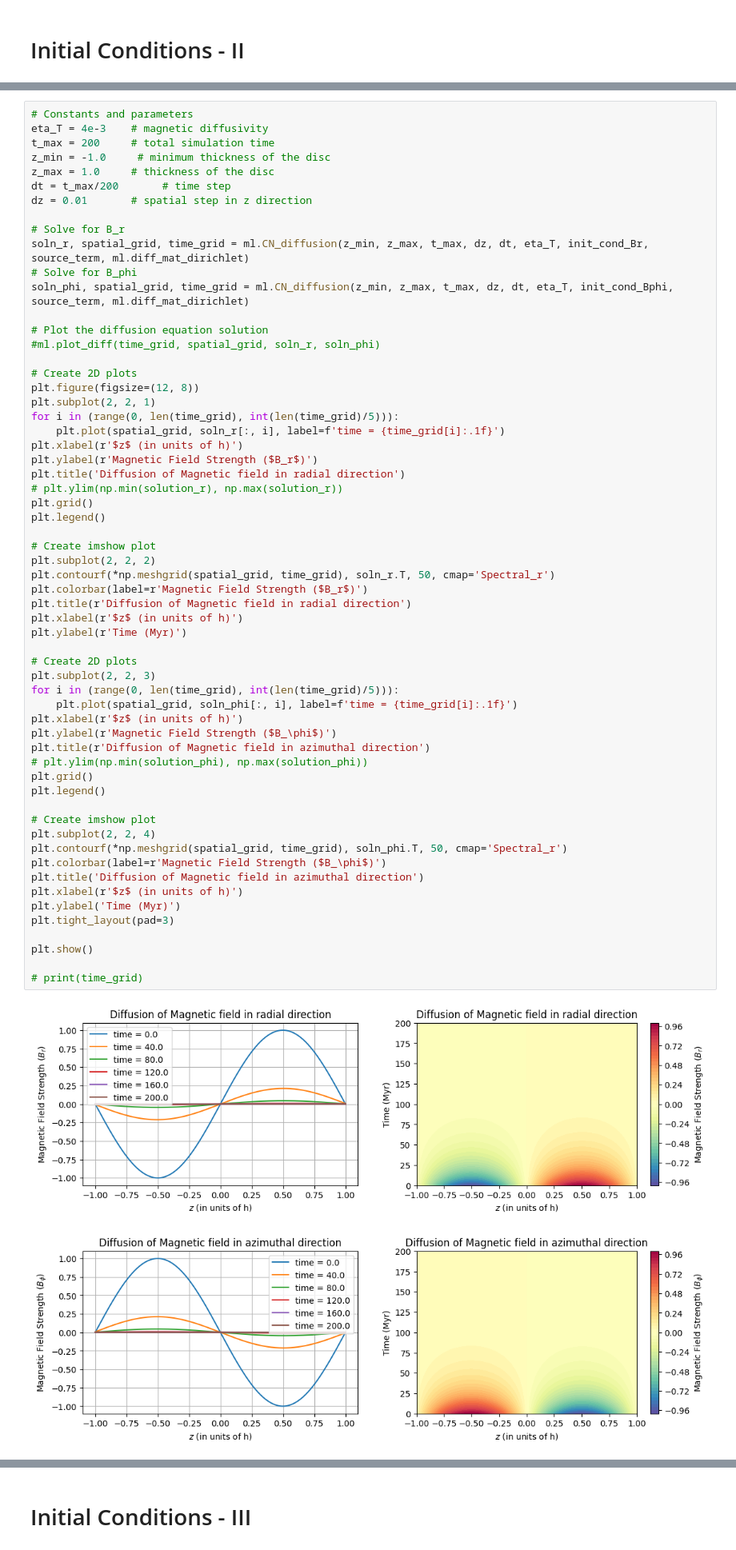
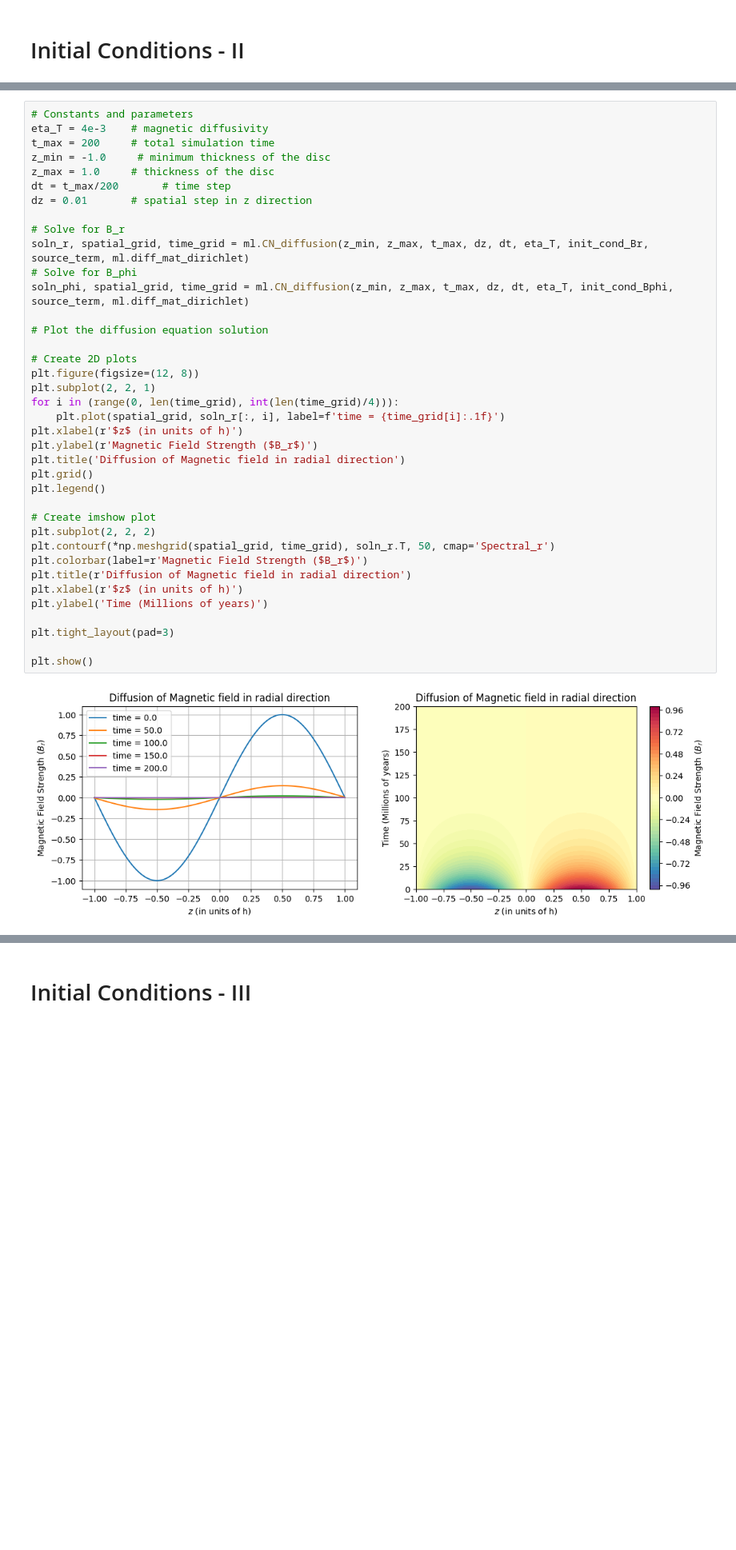
Before and after one commit to ratuldas6/P464_Galactic_Dynamo_Project, a Jupyter notebook: Task 1 (Crank-Nicolson).ipynb, the cells around one changed output, grey strips where cells are left out. Shown at 80% size. Drawn from its saved outputs; the diff is of its cells as text; blank space fills up the shorter version.

```diff
--- a/Task 1 (Crank-Nicolson).ipynb
+++ b/Task 1 (Crank-Nicolson).ipynb
@@ -205,55 +219,33 @@ dt = t_max/200       # time step
 dz = 0.01       # spatial step in z direction
 
 # Solve for B_r
 soln_r, spatial_grid, time_grid = ml.CN_diffusion(z_min, z_max, t_max, dz, dt, eta_T, init_cond_Br, source_term, ml.diff_mat_dirichlet)
 # Solve for B_phi
 soln_phi, spatial_grid, time_grid = ml.CN_diffusion(z_min, z_max, t_max, dz, dt, eta_T, init_cond_Bphi, source_term, ml.diff_mat_dirichlet)
 
 # Plot the diffusion equation solution
-#ml.plot_diff(time_grid, spatial_grid, soln_r, soln_phi)
 
 # Create 2D plots
 plt.figure(figsize=(12, 8))
 plt.subplot(2, 2, 1)
-for i in (range(0, len(time_grid), int(len(time_grid)/5))):
+for i in (range(0, len(time_grid), int(len(time_grid)/4))):
     plt.plot(spatial_grid, soln_r[:, i], label=f'time = {time_grid[i]:.1f}')
 plt.xlabel(r'$z$ (in units of h)')
 plt.ylabel(r'Magnetic Field Strength ($B_r$)')
 plt.title('Diffusion of Magnetic field in radial direction')
-# plt.ylim(np.min(solution_r), np.max(solution_r))
 plt.grid()
 plt.legend()
 
 # Create imshow plot
 plt.subplot(2, 2, 2)
 plt.contourf(*np.meshgrid(spatial_grid, time_grid), soln_r.T, 50, cmap='Spectral_r')
 plt.colorbar(label=r'Magnetic Field Strength ($B_r$)')
 plt.title(r'Diffusion of Magnetic field in radial direction')
 plt.xlabel(r'$z$ (in units of h)')
-plt.ylabel(r'Time (Myr)')
+plt.ylabel('Time (Millions of years)')
 
-# Create 2D plots
-plt.subplot(2, 2, 3)
-for i in (range(0, len(time_grid), int(len(time_grid)/5))):
-    plt.plot(spatial_grid, soln_phi[:, i], label=f'time = {time_grid[i]:.1f}')
-plt.xlabel(r'$z$ (in units of h)')
-plt.ylabel(r'Magnetic Field Strength ($B_\phi$)')
-plt.title(r'Diffusion of Magnetic field in azimuthal direction')
-# plt.ylim(np.min(solution_phi), np.max(solution_phi))
-plt.grid()
-plt.legend()
-
-# Create imshow plot
-plt.subplot(2, 2, 4)
-plt.contourf(*np.meshgrid(spatial_grid, time_grid), soln_phi.T, 50, cmap='Spectral_r')
-plt.colorbar(label=r'Magnetic Field Strength ($B_\phi$)')
-plt.title('Diffusion of Magnetic field in azimuthal direction')
-plt.xlabel(r'$z$ (in units of h)')
-plt.ylabel('Time (Myr)')
 plt.tight_layout(pad=3)
 
 plt.show()
-
-# print(time_grid)
 # %% [output]
-[figure, old version]
+[figure, new version]
```
Also changed, not shown: parts of 14 cells of this notebook.
